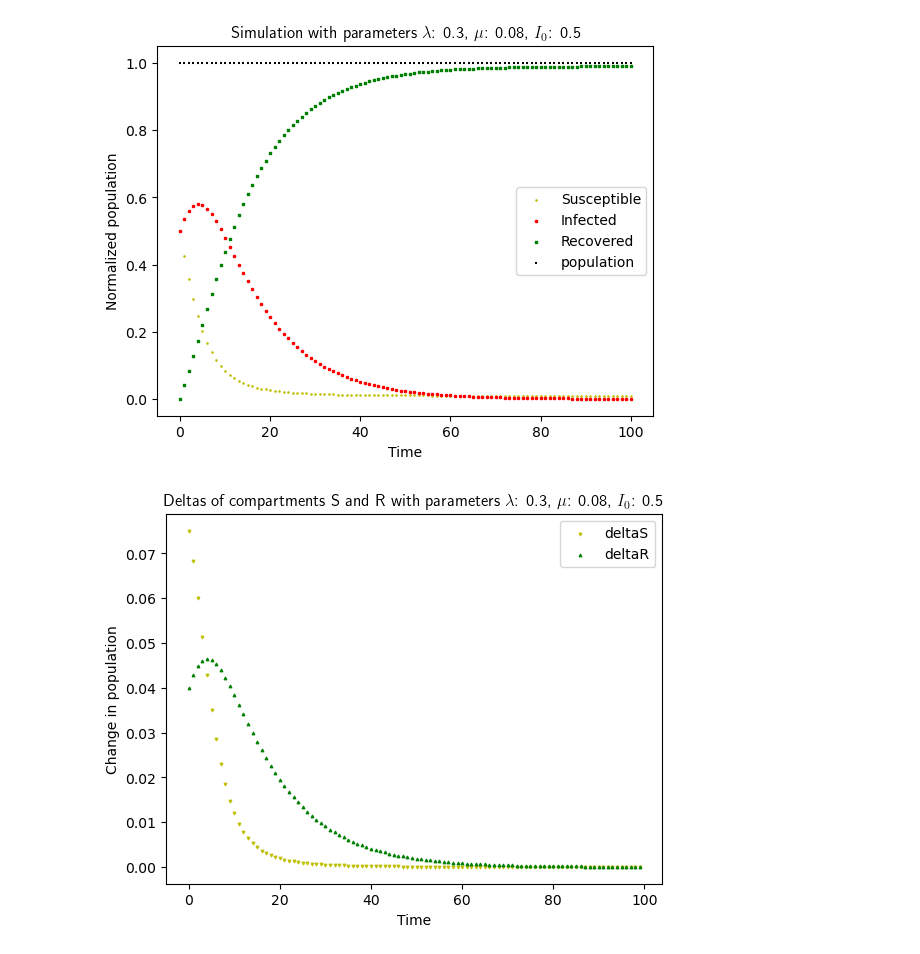
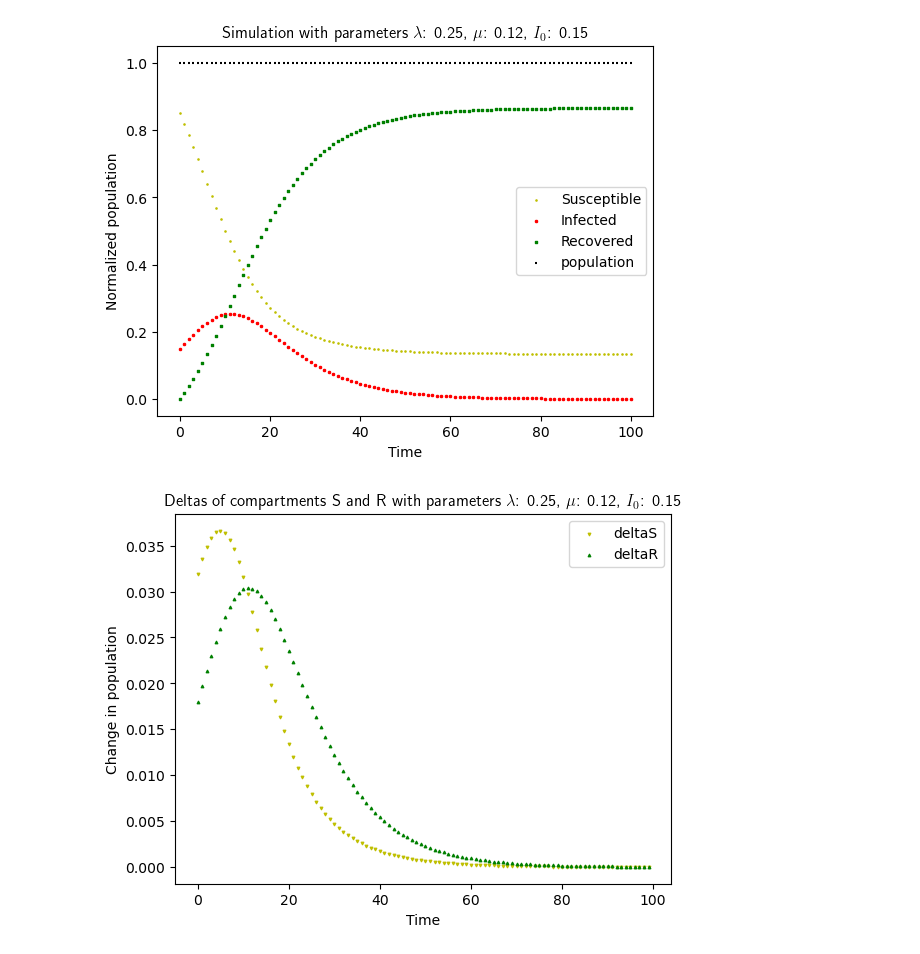
Before and after one commit to AnuR1234/GNN, a Jupyter notebook: Assignment4/epidemiology.ipynb, the cells around one changed output. Saved outputs shown, nothing was run; the diff lists cells and outputs as text; code cells hidden in the pictures.

```diff
--- a/Assignment4/epidemiology.ipynb
+++ b/Assignment4/epidemiology.ipynb
@@ -91,6 +102,7 @@ def plot_simulation(lam, mu, I_0, T):
     i = results[:, 1]
     r = results[:, 2]
     time_range = [t for t in range(T + 1)]
+    fig1 = plt.figure()
     plt.scatter(time_range, s, label="Susceptible", marker=".", s = 3, color="y")
     plt.scatter(time_range, i, label="Infected", marker="x", s = 3, color="r")
     plt.scatter(time_range, r, label="Recovered", marker=",", s= 3, color="g")
@@ -99,10 +111,11 @@ def plot_simulation(lam, mu, I_0, T):
     plt.ylabel("Normalized population")
     plt.xlabel("Time")
     plt.legend()
-    plt.figure()
+    fig2 = plt.figure()
     plt.title(f"Deltas of compartments S and R with parameters $\lambda$: {lam}, $\mu$: {mu}, $I_0$: {I_0}", usetex = True)
     plt.scatter(time_range[:-1], deltas[:, 0], marker="v", s=3, color="y", label="deltaS")
     plt.scatter(time_range[:-1], deltas[:, 1], marker="^", s=3, color="g", label="deltaR")
     plt.ylabel("Change in population")
     plt.xlabel("Time")
     plt.legend()
+    return fig1, fig2
@@ -114,6 +199,6 @@ plot_simulation(0.1, 0.01, 0.05, 100)
 # %%
-plot_simulation(0.3, 0.08, 0.5, 100)
+plot_simulation(0.25, 0.12, 0.15, 100)
 # %% [output]
-[figure, old version]
+[figure, new version]
-[figure, old version]
+[figure, new version]
 # %%
```
Also changed, not shown: parts of 29 cells of this notebook.
